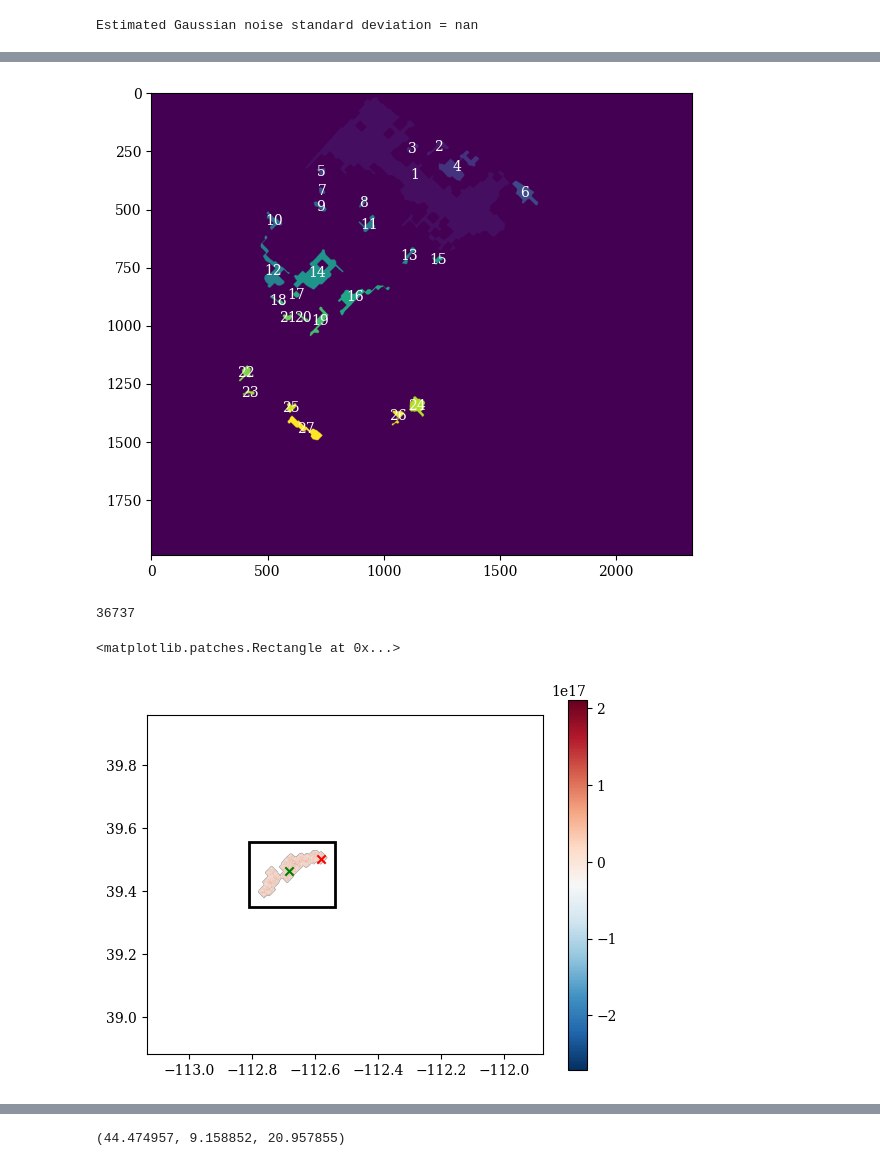
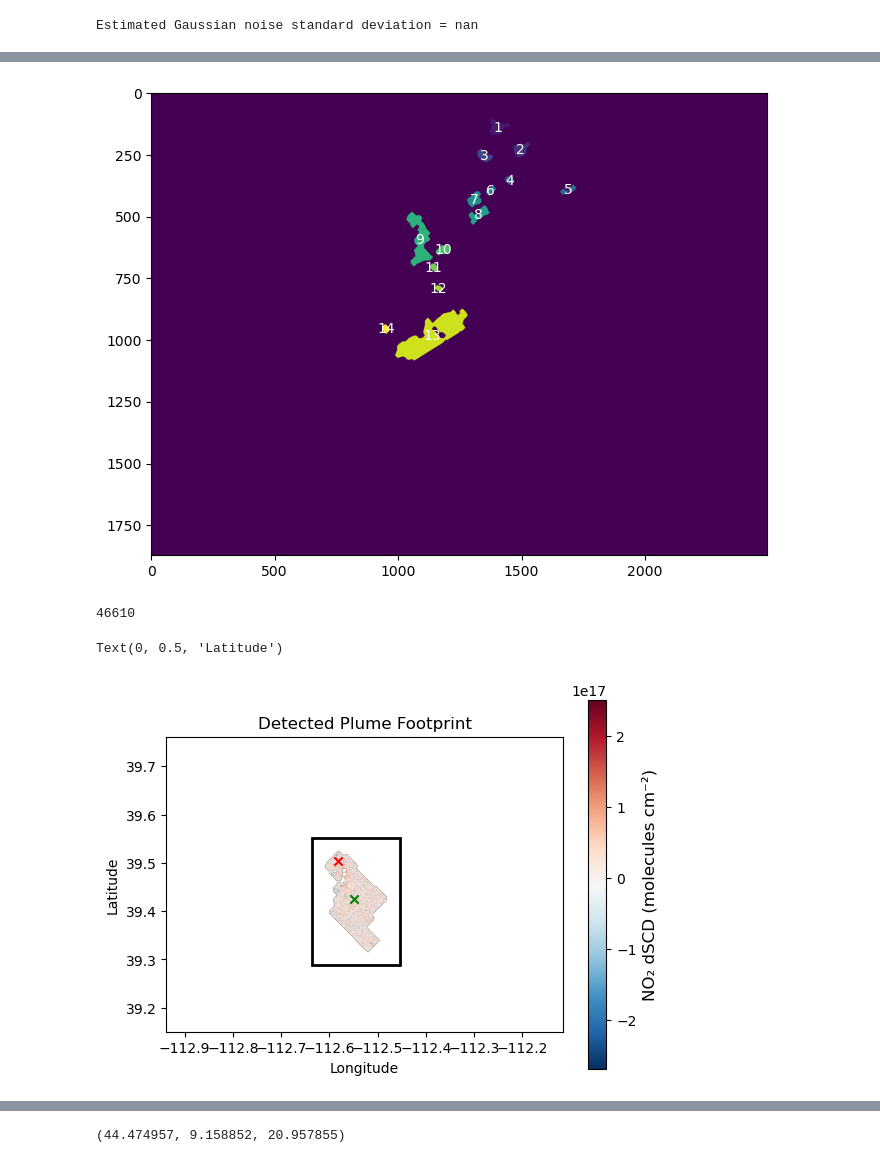
Before and after one commit to kgauld1/emit-nox-plumes, a Jupyter notebook: emit-retr/testing_notebooks/point_source_retr.ipynb, the cells around one changed output, grey strips where cells are left out. Saved outputs shown, nothing was run; the diff lists cells and outputs as text; code cells hidden in the pictures.

Commit message:
point source notebook modifications, add time averaging

```diff
--- a/emit-retr/testing_notebooks/point_source_retr.ipynb
+++ b/emit-retr/testing_notebooks/point_source_retr.ipynb
@@ -126,0 +96,4 @@ fp_mask
+# %%
+csv_savefn = f"{CONFIG['data_folder']}/metadata.csv"
+data = pd.read_csv(csv_savefn)
+data
@@ -126,0 +114,7 @@ fp_mask
+# %%
+loc_name = 'Intermountain'
+data_for_loc = data[data['LOC_NAME'] == loc_name]
+work_loc_data = data_for_loc[data_for_loc['PLUME'] == True]
+granules = work_loc_data['GRANULE'].values
+for i, g in enumerate(granules):
+    print(f'{i}\t{g}')
@@ -127,22 +148,25 @@ fp_mask
 # %%
-loc_name = 'New_Madrid_Power_Plant'
-granule_name = PLANT_GRANULES[loc_name][0]
+granule_name = granules[0]
+granule_data = data[data['GRANULE'] == granule_name]
+fp_mask = f"{CONFIG['data_folder']}/{loc_name}/{PREFIXES['MASK']}{granule_name}.nc"
+
 print(f"LOC_NAME: {loc_name}\nGRANULE: {granule_name}")
+print(f"{fp_mask=}")
 
 loc_type = 'plant'
 
 if loc_type == 'plant':
-    loc_data = POWER_PLANTS[loc_name]
+    loc_data = REFERENCE_PLANTS[loc_name]
 else:
     loc_data = LOCS[loc_name]
 
-retrieval_fpath = f"{CONFIG['results_folder']}/{loc_name}/dSCD_{PREFIXES['L1B']}{granule_name}.npy"
+retrieval_fpath = f"{CONFIG['results_folder']}/{CONFIG['retr_subdir']}/{loc_name}/dSCD_{PREFIXES['L1B']}{granule_name}.npy"
 radiance_fpath = f"{CONFIG['data_folder']}/{loc_name}/{PREFIXES['L1B']}{granule_name}.nc"
 
 obs_time = datetime.strptime(granule_name.split('_')[0], "%Y%m%dT%H%M%S").replace(tzinfo=timezone.utc)
 
-campd_e_rate = get_emission_rate(loc_data, obs_time, timedelta(hours=4))
-# campd_e_rate = 0.18
+# campd_e_rate = get_emission_rate(loc_data, obs_time, timedelta(hours=4))
+campd_e_rate = granule_data["CAMPD_RATE"].values[0]
 print(f"campd emission rate for 4 hours prior: {campd_e_rate:0.2f} kg/s")
 
 wind_info = get_geosfp_wind(loc_data['LAT'], loc_data['LON'], obs_time, cache=f'{CONFIG["geosfp"]}/')
@@ -219,7 +253,9 @@ print(f'Estimated Gaussian noise standard deviation = {sigma_est}')
 
 mask = np.isfinite(dSCD_nan)
 
-filled = inpaint_biharmonic(dSCD_nan/1e19, ~mask)
+_, idx = distance_transform_edt(~mask, return_indices=True)
+filled = dSCD_nan[tuple(idx)]/1e19   # copies nearest valid value into each NaN pixel
+
 tv = denoise_tv_chambolle(filled, weight=0.2)
 tv[~mask] = np.nan
 # %% [output]
@@ -266,42 +313,44 @@ def get_plume_mask(img, pct=97, open_iters=4, close_iters=4, min_size=500):
     if n == 0:
         return np.zeros_like(bw, bool), np.zeros_like(bw, bool)
 
     sizes = ndi.sum(np.ones_like(bw), labels=lbl, index=np.arange(1, n+1))
     keep = {i+1 for i, s in enumerate(sizes) if s >= min_size}
     bw = np.isin(lbl, list(keep))
 
     # Re-label after size filter, fill holes
     lbl, n = ndi.label(bw)
     if n == 0:
         return np.zeros_like(bw, bool), np.zeros_like(bw, bool)
     lbl = ndi.binary_fill_holes(lbl>0).astype(int) * lbl
 
     return lbl
 
-lbls = get_plume_mask(tv, pct=90, open_iters=3, close_iters=20)
+lbls = get_plume_mask(tv, pct=90, open_iters=10, close_iters=8)
 
 plt.figure(figsize=(10,6))
 plt.imshow(lbls, cmap='viridis')# extent=bounds)
 # plt.scatter([loc_data['LON']], [loc_data['LAT']], marker='x', c='red')
 
 # unique labels, excluding background (0)
 regions = np.unique(lbls)
 regions = regions[regions != 0]
 
 for r in regions:
     cy, cx = center_of_mass(lbls == r)
     plt.text(cx, cy, str(r), color='white', fontsize=10, ha='center', va='center')
 
 plt.show()
 # %% [output]
-[figure, old version]
+[figure, new version]
 # %%
-PLUME_ID = [16,19]
+PLUME_ID = [9,10,11,12]
 
 plume_mask = np.isin(lbls, PLUME_ID)
 
 plume_mask_filled = binary_fill_holes(plume_mask)
-plume_mask_filled = binary_dilation(plume_mask_filled, iterations=30)
+plume_mask_filled = binary_dilation(plume_mask_filled, iterations=100)
+plume_mask_filled = binary_fill_holes(plume_mask_filled)
+plume_mask_filled = binary_erosion(plume_mask_filled, iterations=70)
 plume_mask_filled = binary_fill_holes(plume_mask_filled)
 
 plume_size_init = np.sum([1 if k else 0 for k in plume_mask_filled.flatten()])
@@ -333,8 +382,9 @@ bounding_box = (lon_grid[bbox[0]], lon_grid[bbox[1]],
                 lat_grid[bbox[2]], lat_grid[bbox[3]])
 
 
-plt.imshow(dSCD_plume_masked, cmap='RdBu_r', extent=bounds)
-plt.colorbar()
+im = plt.imshow(dSCD_plume_masked, cmap='RdBu_r', extent=bounds)
+cb = plt.colorbar(im)
+cb.set_label("NO₂ dSCD (molecules cm⁻²)", fontsize=12)
 plt.scatter([lon_grid[int(xw)]], [lat_grid[-int(yw)]], marker='x', c='g')
 plt.scatter([loc_data['LON']], [loc_data['LAT']], marker='x', c='red')
 
@@ -342,10 +392,17 @@ lon_min, lon_max, lat_min, lat_max = bounding_box
 rect = patches.Rectangle((lon_min, lat_min), lon_max - lon_min, lat_max - lat_min,
                  linewidth=2, edgecolor='k', facecolor='none')
 plt.gca().add_patch(rect)
+
+plt.xlim(lonmin_bnd, lonmax_bnd)
+plt.ylim(latmin_bnd, latmax_bnd)
+
+plt.title("Detected Plume Footprint")
+plt.xlabel('Longitude')
+plt.ylabel('Latitude')
 # %% [output]
-36737
+46610
-<matplotlib.patches.Rectangle at 0x...>
+Text(0, 0.5, 'Latitude')
-[figure, old version]
+[figure, new version]
 # %%
 ni = lambda v,a: int(np.argmin(np.abs(a - v)))
 
```
Also changed, not shown: parts of 20 cells of this notebook, 26 other files.
